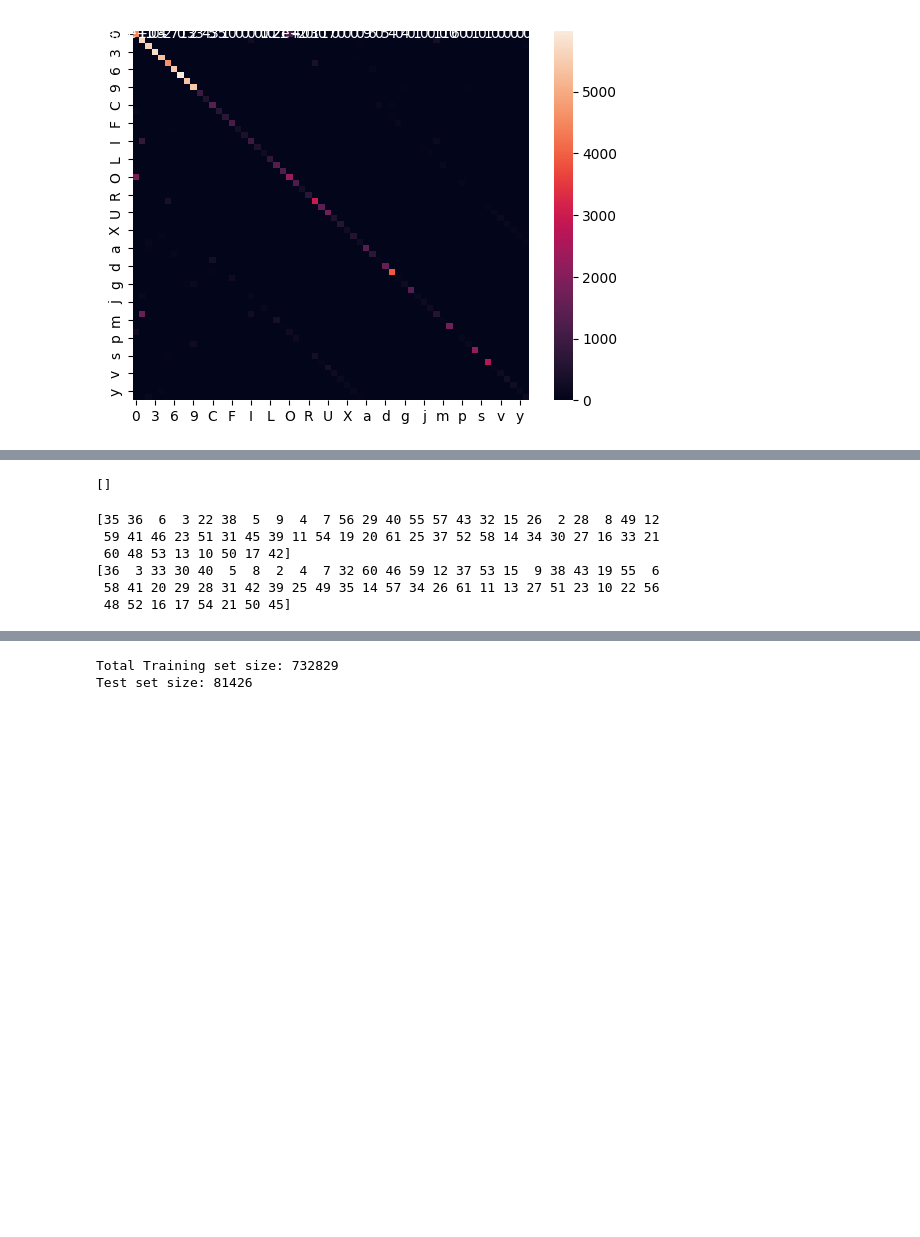
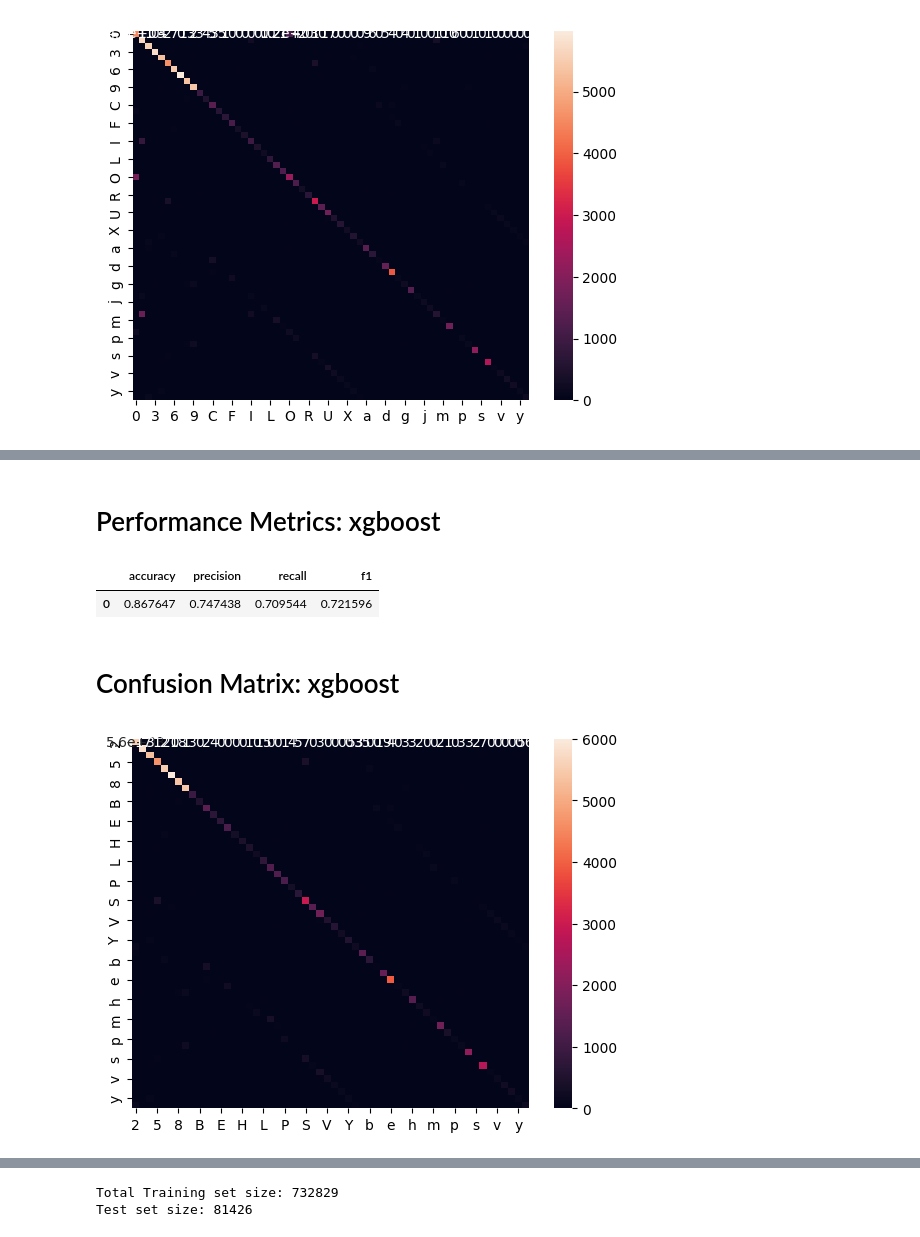
Before and after one commit to Kcole3/datasci_223, a Jupyter notebook: exercises/4-classification/Classification.ipynb, the cells around one changed output, grey strips where cells are left out. Saved outputs shown, nothing was run; the diff lists cells and outputs as text; code cells hidden in the pictures; blank space fills up the shorter version.

```diff
--- a/exercises/4-classification/Classification.ipynb
+++ b/exercises/4-classification/Classification.ipynb
@@ -305,24 +308,6 @@ valid_01.reset_index(drop=True, inplace=True)
 metrics_dict = {}
 
 # show_grid(train_01[:25], title="First 25 images of 0's and 1's")
-# %%
-# Subset `train` and `valid` to only include 0s and 1s
-symbols_list2 = ['0', '1']
-
-mask_train = train['class'].apply(lambda x: x in symbols_list2)
-train_01 = train[mask_train]
-train_01.reset_index(drop=True, inplace=True)
-
-mask_valid = valid['class'].apply(lambda x: x in symbols_list2)
-valid_01 = valid[mask_valid]
-valid_01.reset_index(drop=True, inplace=True)
-
-
-
-# Create a dictionary for performance metrics
-metrics_dict = {}
-
-# show_grid(train_01[:25], title="First 25 images of 0's and 1's")
 # %%
  #(OPTIONAL) We can define all the metrics we want to track in a dictionary
 
@@ -533,58 +552,26 @@ xgb_clf = XGBClassifier(n_estimators=100, random_state=42)
 # Train and evaluate model
 xgb_clf.fit(train_trim['image_flat'].tolist(), train_trim['label_trim'])
 y_pred_trim = xgb_clf.predict(valid_trim['image_flat'].tolist())
-# %%
-
-#There are no aberrant symbols outside of the symbols_trim
-
-def examine_aberrant_symbols(df_column, symbols_trim):
-    """
-    Examine if there are aberrant symbols in a DataFrame column.
-
-    Parameters:
-        df_column (pandas.Series): The column of the DataFrame to be examined.
-        symbols_trim (list): A list of symbols that are allowed.
-
-    Returns:
-        list: A list of tuples containing the index and value of aberrant symbols found in the column.
-    """
-    aberrant_symbols = []
-    for index, value in df_column.items():
-        for char in value:
-            if char not in symbols_trim:
-                aberrant_symbols.append((index, value))
-                break  # Stop checking the rest of the characters once an aberrant symbol is found
-    return aberrant_symbols
-
-
-# Assuming 'df' is your DataFrame and 'column_name' is the column you want to examine
-column_name = 'your_column_name'
-aberrant_symbols_list = examine_aberrant_symbols(train_clean["label_trim"], symbols_trim)
-print(aberrant_symbols_list)
-# %% [output]
-[]
-# %%
-print(train_trim['label'].unique())
-print(valid_trim['label'].unique())
-# %% [output]
-[35 36  6  3 22 38  5  9  4  7 56 29 40 55 57 43 32 15 26  2 28  8 49 12
- 59 41 46 23 51 31 45 39 11 54 19 20 61 25 37 52 58 14 34 30 27 16 33 21
- 60 48 53 13 10 50 17 42]
-[36  3 33 30 40  5  8  2  4  7 32 60 46 59 12 37 53 15  9 38 43 19 55  6
- 58 41 20 29 28 31 42 39 25 49 35 14 57 34 26 61 11 13 27 51 23 10 22 56
- 48 52 16 17 54 21 50 45]
 # %%
-# Calculate performance metrics for the trimmed labels- the average needs to be set to "macro" as this is a multi-class classification problem
-acc = accuracy_score(valid_trim['label'], y_pred_trim)
-prec = precision_score(valid_trim['label'], y_pred_trim, average='macro')
-rec = recall_score(valid_trim['label'], y_pred_trim, average='macro')
-f1 = f1_score(valid_trim['label'], y_pred_trim, average='macro')
-cm = confusion_matrix(valid_trim['label'], y_pred_trim)
+# Calculate performance metrics- the average needs to be set to "macro" as this is a multi-class classification problem
+acc = accuracy_score(valid_trim['label_trim'], y_pred_trim)
+prec = precision_score(valid_trim['label_trim'], y_pred_trim, average='macro')
+rec = recall_score(valid_trim['label_trim'], y_pred_trim, average='macro')
+f1 = f1_score(valid_trim['label_trim'], y_pred_trim, average='macro')
+cm = confusion_matrix(valid_trim['label_trim'], y_pred_trim)
 
 # Store performance metrics in dictionary
 metrics_dict[task][model_name] = {'accuracy': acc,
                                   'precision': prec,
                                   'recall': rec,
                                   'f1': f1,
                                   'confusion_matrix': cm}
+
+display_metrics_multiclass_trim(task, model_name, metrics_dict)
+# %% [output]
+# Performance Metrics: xgboost
+|  | accuracy | precision | recall | f1 |
+| 0 | 0.867647 | 0.747438 | 0.709544 | 0.721596 |
+# Confusion Matrix: xgboost
+[figure, added]
 # %%
```
Also changed, not shown: parts of 30 cells of this notebook.
